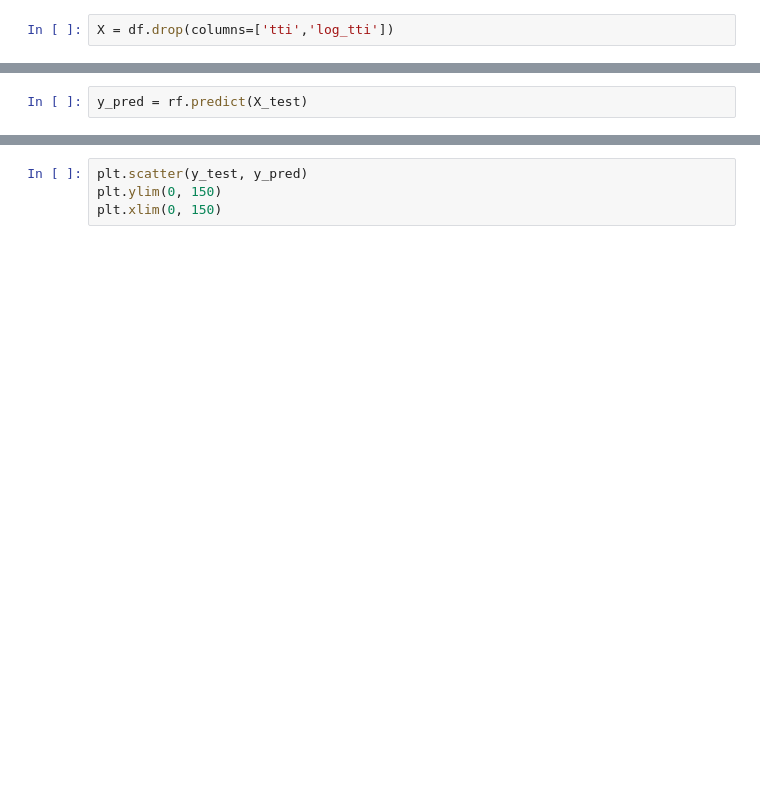
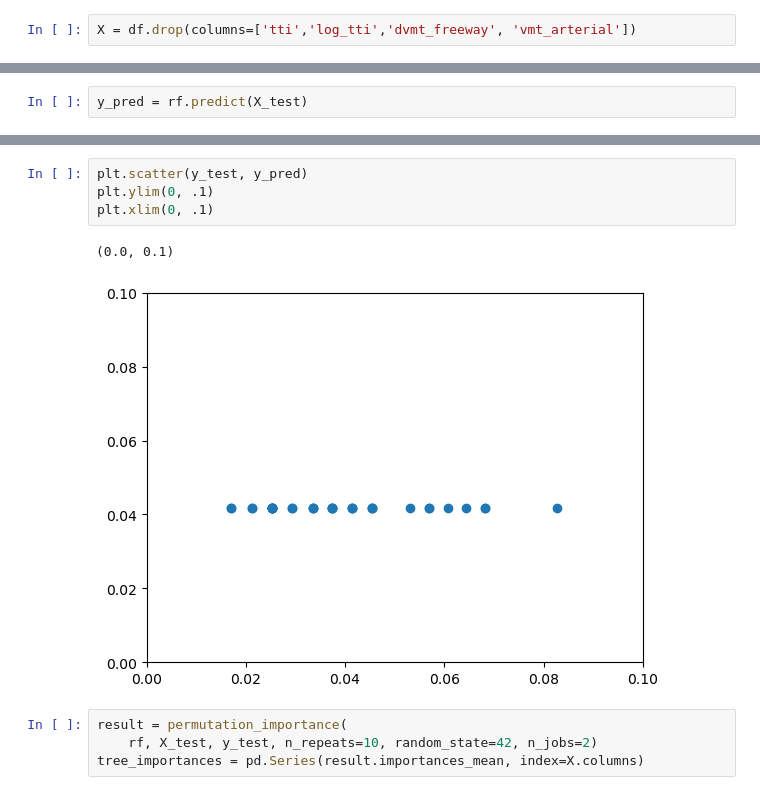
Before and after one commit to narslab/msa-emission-typologies, a Jupyter notebook: bin/jupyter/Congestion-exploration.ipynb, the cells around one changed output, grey strips where cells are left out. Saved outputs shown, nothing was run; the diff lists cells and outputs as text; blank space fills up the shorter version.

```diff
--- a/bin/jupyter/Congestion-exploration.ipynb
+++ b/bin/jupyter/Congestion-exploration.ipynb
@@ -59,5 +66,5 @@ rf = RandomForestRegressor(max_features=15, n_estimators=1000, random_state=0, c
 # %%
-X = df.drop(columns=['tti','log_tti'])
+X = df.drop(columns=['tti','log_tti','dvmt_freeway', 'vmt_arterial'])
 # %%
 Y = (df['log_tti'])
 # %%
@@ -102,4 +150,11 @@ np.sqrt(mean_squared_error(y_test, y_pred))
 # %%
 plt.scatter(y_test, y_pred)
-plt.ylim(0, 150)
-plt.xlim(0, 150)
+plt.ylim(0, .1)
+plt.xlim(0, .1)
+# %% [output]
+(0.0, 0.1)
+[figure, added]
+# %%
+result = permutation_importance(
+    rf, X_test, y_test, n_repeats=10, random_state=42, n_jobs=2)
+tree_importances = pd.Series(result.importances_mean, index=X.columns)
```
Also changed, not shown: parts of 10 cells of this notebook, 2 other files.
